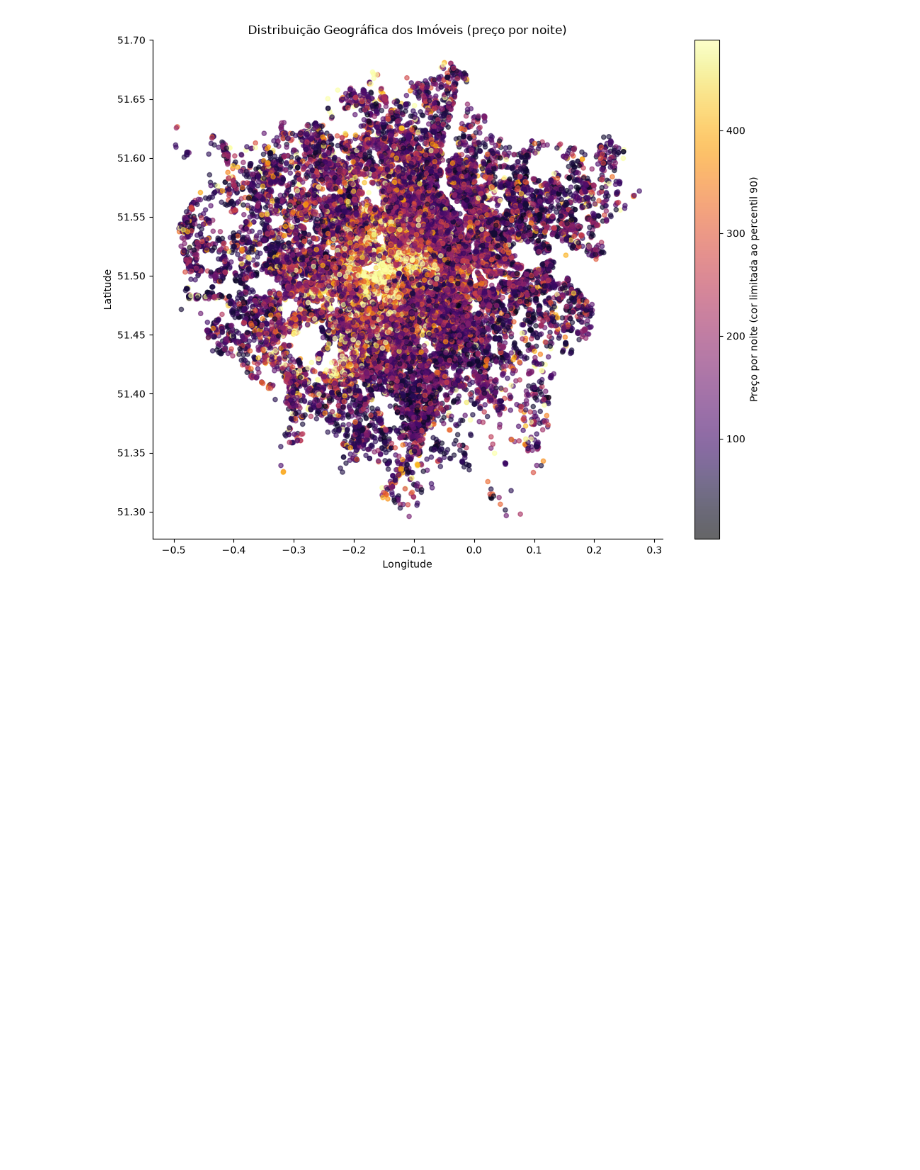
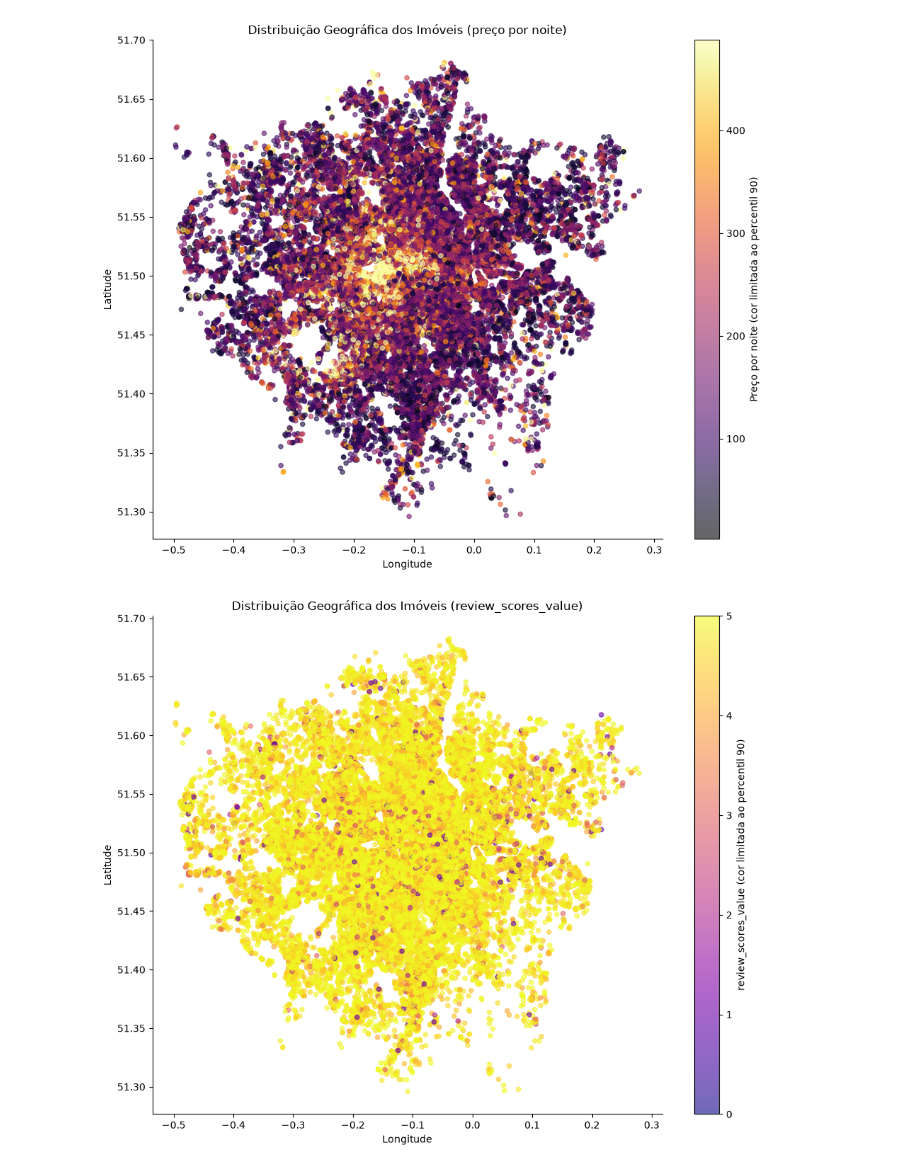
Before and after one commit to batichotti/London-Airbnb-Analysis, a Jupyter notebook: notebook.ipynb, the cells around one changed output. Saved outputs shown, nothing was run; the diff lists cells and outputs as text; code cells hidden in the pictures; blank space fills up the shorter version.

```diff
--- a/notebook.ipynb
+++ b/notebook.ipynb
@@ -59,3 +58,23 @@ plt.tight_layout()
 plt.show()
 # %% [output]
 [figure]
+# %%
+df_plot = df.dropna(subset=['review_scores_value', 'latitude', 'longitude']).copy()
+
+vmax = df_plot['review_scores_value'].quantile(0.999)
+
+fig, ax = plt.subplots(figsize=(10, 8))
+scatter = ax.scatter(df_plot['longitude'], df_plot['latitude'], c=df_plot['review_scores_value'],
+                      cmap='plasma', alpha=0.6, s=20, vmax=vmax)
+plt.colorbar(scatter, label='review_scores_value (cor limitada ao percentil 90)')
+ax.set_xlabel('Longitude')
+ax.set_ylabel('Latitude')
+ax.set_title('Distribuição Geográfica dos Imóveis (review_scores_value)')
+
+ax.spines['top'].set_visible(False)
+ax.spines['right'].set_visible(False)
+
+plt.tight_layout()
+plt.show()
+# %% [output]
+[figure, added]
```
Also changed, not shown: parts of 5 cells of this notebook.
